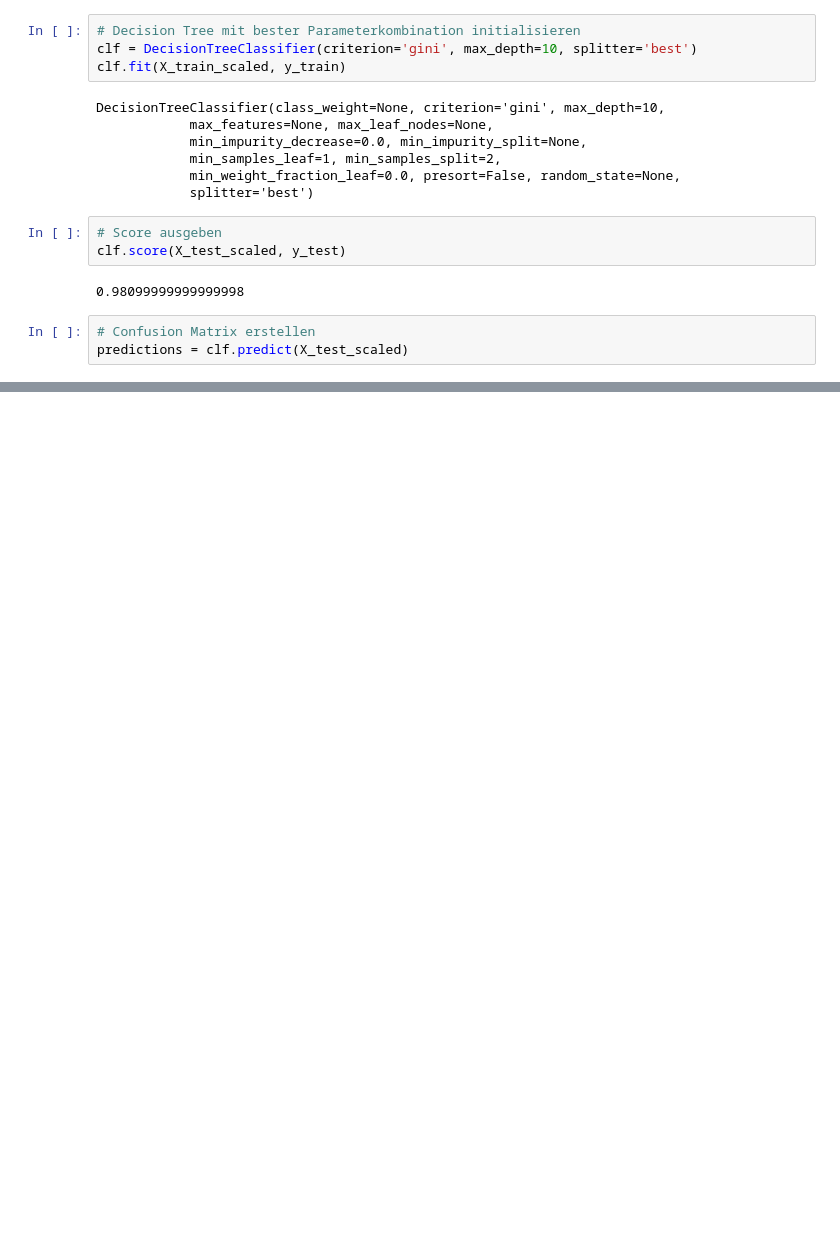
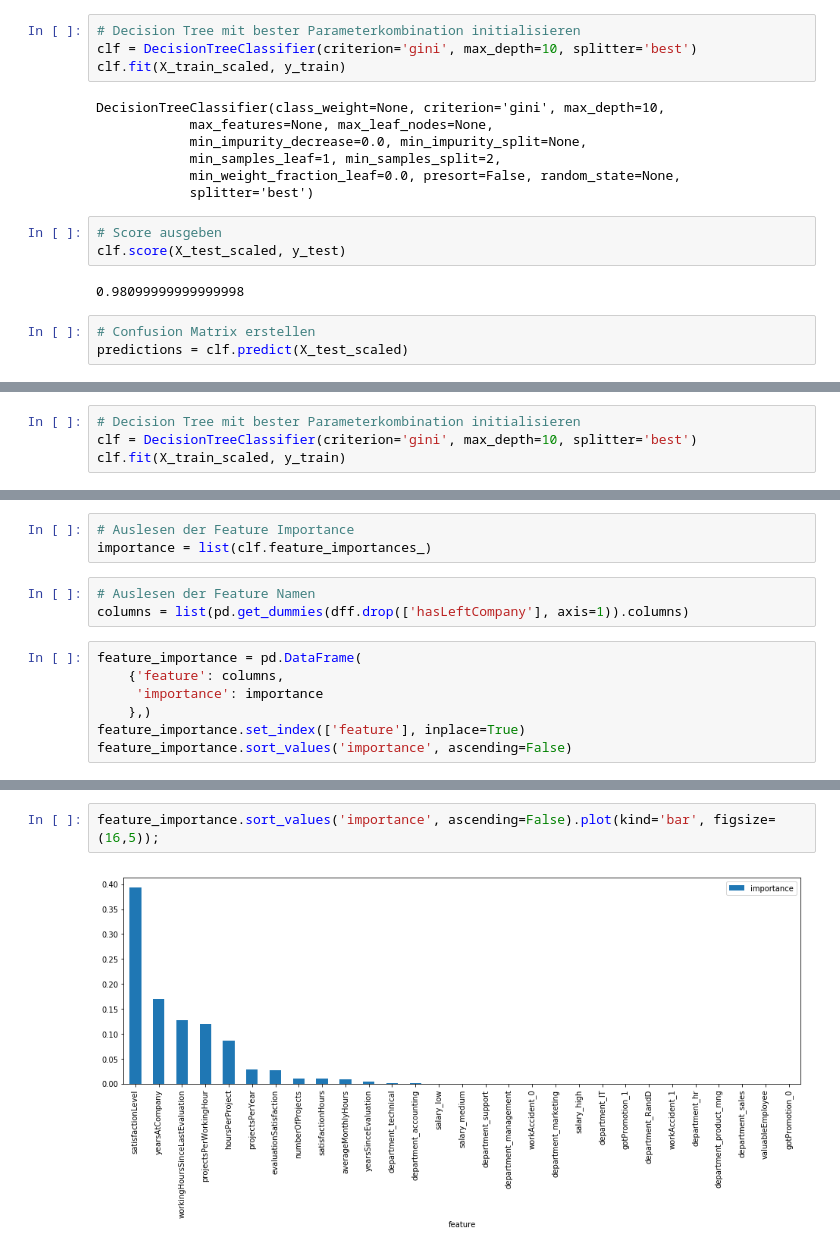
Before and after one commit to hhz-analytics-team/hr-competition, a Jupyter notebook: hr_competition_26_decision_tree.ipynb, the cells around one changed output, grey strips where cells are left out. Drawn from its saved outputs; the diff is of its cells as text; blank space fills up the shorter version.

```diff
--- a/hr_competition_26_decision_tree.ipynb
+++ b/hr_competition_26_decision_tree.ipynb
@@ -645,0 +779,4 @@ Die Feature Selection mit den aus dem Hyperparameter Tuning gewählten Parameter
+# %%
+# Decision Tree mit bester Parameterkombination initialisieren
+clf = DecisionTreeClassifier(criterion='gini', max_depth=10, splitter='best')
+clf.fit(X_train_scaled, y_train)
@@ -645,0 +795,13 @@ Die Feature Selection mit den aus dem Hyperparameter Tuning gewählten Parameter
+# %%
+# Auslesen der Feature Importance
+importance = list(clf.feature_importances_)
+# %%
+# Auslesen der Feature Namen
+columns = list(pd.get_dummies(dff.drop(['hasLeftCompany'], axis=1)).columns)
+# %%
+feature_importance = pd.DataFrame(
+    {'feature': columns,
+     'importance': importance
+    },)
+feature_importance.set_index(['feature'], inplace=True)
+feature_importance.sort_values('importance', ascending=False)
@@ -645,0 +827,4 @@ Die Feature Selection mit den aus dem Hyperparameter Tuning gewählten Parameter
+# %%
+feature_importance.sort_values('importance', ascending=False).plot(kind='bar', figsize=(16,5));
+# %% [output]
+[figure, added]
```
Also changed, not shown: parts of 83 cells of this notebook, 34 other files.
